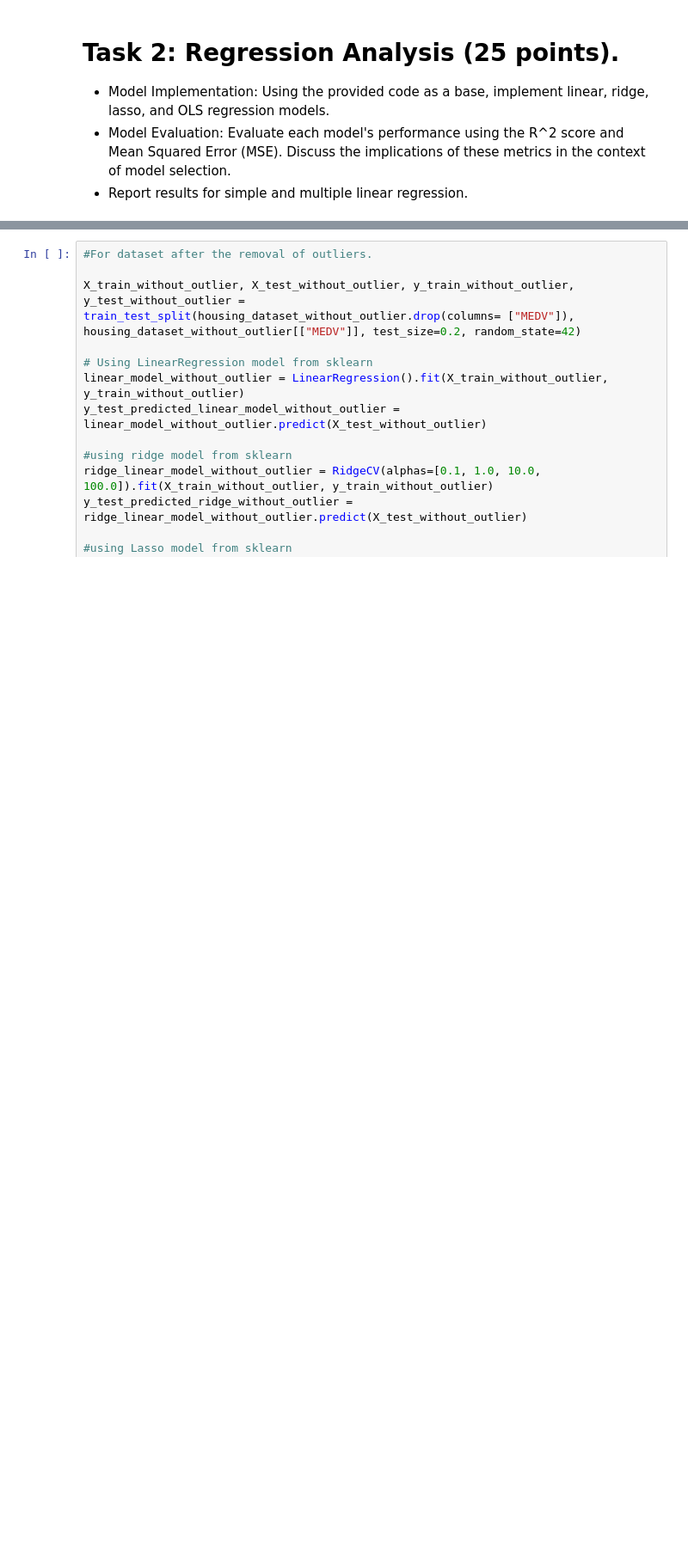
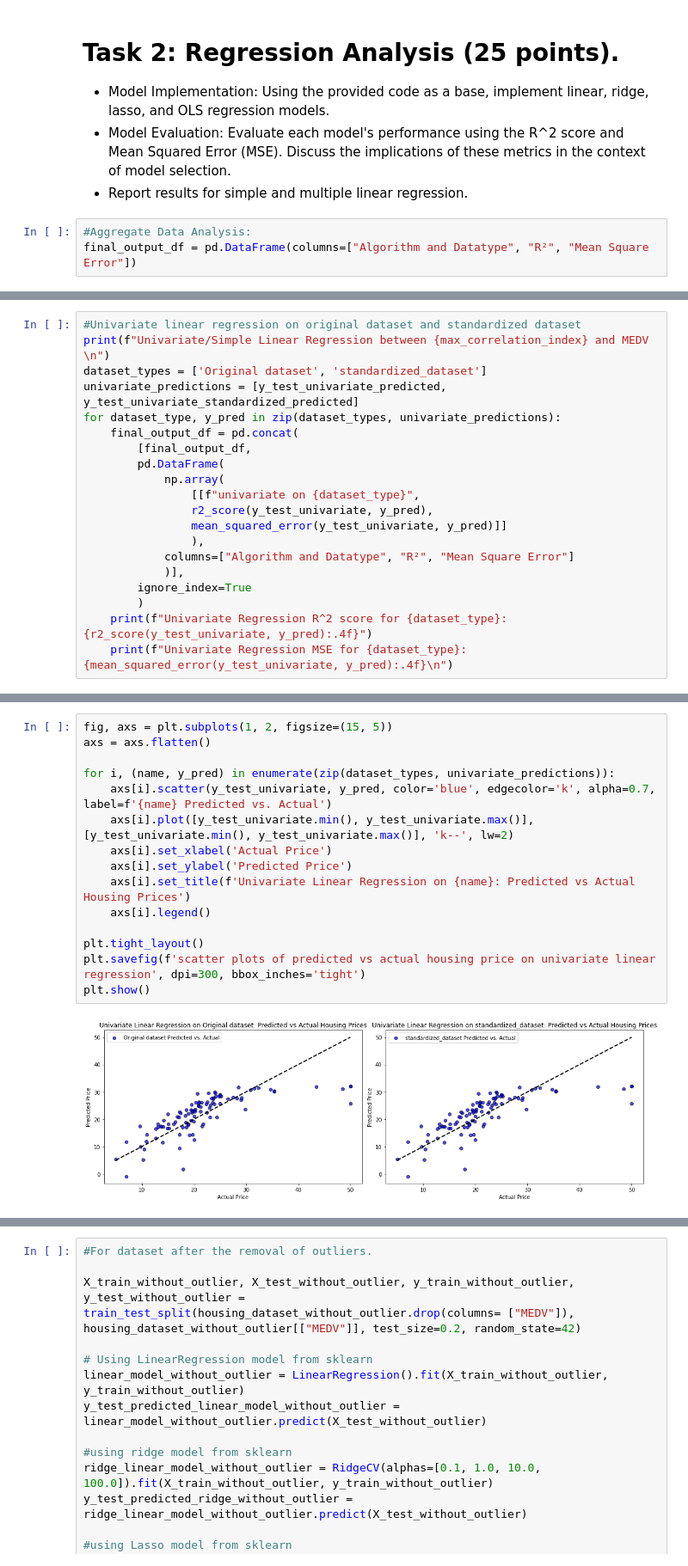
Before and after one commit to buddhathapa12/machine-learning, a Jupyter notebook: linearRegression_Assignment1/E923Q669_CS770_Assignment1_Q1.ipynb, the cells around one changed output, grey strips where cells are left out. Shown at 86% size. Drawn from its saved outputs; the diff is of its cells as text; blank space fills up the shorter version.

Commit message:
Aggregated all output from different linear regression models

```diff
--- a/linearRegression_Assignment1/E923Q669_CS770_Assignment1_Q1.ipynb
+++ b/linearRegression_Assignment1/E923Q669_CS770_Assignment1_Q1.ipynb
@@ -266,3 +266,6 @@ OLS regression models.
 Squared Error (MSE). Discuss the implications of these metrics in the context of model
 selection.
 - Report results for simple and multiple linear regression.
+# %%
+#Aggregate Data Analysis:
+final_output_df = pd.DataFrame(columns=["Algorithm and Datatype", "R²", "Mean Square Error"])
@@ -268,0 +305,20 @@ selection.
+# %%
+#Univariate linear regression on original dataset and standardized dataset
+print(f"Univariate/Simple Linear Regression between {max_correlation_index} and MEDV \n")
+dataset_types = ['Original dataset', 'standardized_dataset']
+univariate_predictions = [y_test_univariate_predicted, y_test_univariate_standardized_predicted]
+for dataset_type, y_pred in zip(dataset_types, univariate_predictions):
+    final_output_df = pd.concat(
+        [final_output_df,
+        pd.DataFrame(
+            np.array(
+                [[f"univariate on {dataset_type}",
+                r2_score(y_test_univariate, y_pred),
+                mean_squared_error(y_test_univariate, y_pred)]]
+                ),
+            columns=["Algorithm and Datatype", "R²", "Mean Square Error"]
+            )],
+        ignore_index=True
+        )
+    print(f"Univariate Regression R^2 score for {dataset_type}: {r2_score(y_test_univariate, y_pred):.4f}")
+    print(f"Univariate Regression MSE for {dataset_type}: {mean_squared_error(y_test_univariate, y_pred):.4f}\n")
@@ -269 +333,18 @@ selection.
+# %%
+fig, axs = plt.subplots(1, 2, figsize=(15, 5))
+axs = axs.flatten()
+
+for i, (name, y_pred) in enumerate(zip(dataset_types, univariate_predictions)):
+    axs[i].scatter(y_test_univariate, y_pred, color='blue', edgecolor='k', alpha=0.7, label=f'{name} Predicted vs. Actual')
+    axs[i].plot([y_test_univariate.min(), y_test_univariate.max()], [y_test_univariate.min(), y_test_univariate.max()], 'k--', lw=2)
+    axs[i].set_xlabel('Actual Price')
+    axs[i].set_ylabel('Predicted Price')
+    axs[i].set_title(f'Univariate Linear Regression on {name}: Predicted vs Actual Housing Prices')
+    axs[i].legend()
+
+plt.tight_layout()
+plt.savefig(f'scatter plots of predicted vs actual housing price on univariate linear regression', dpi=300, bbox_inches='tight')
+plt.show()
+# %% [output]
+[figure, added]
 # %%
```
Also changed, not shown: parts of 27 cells of this notebook.
